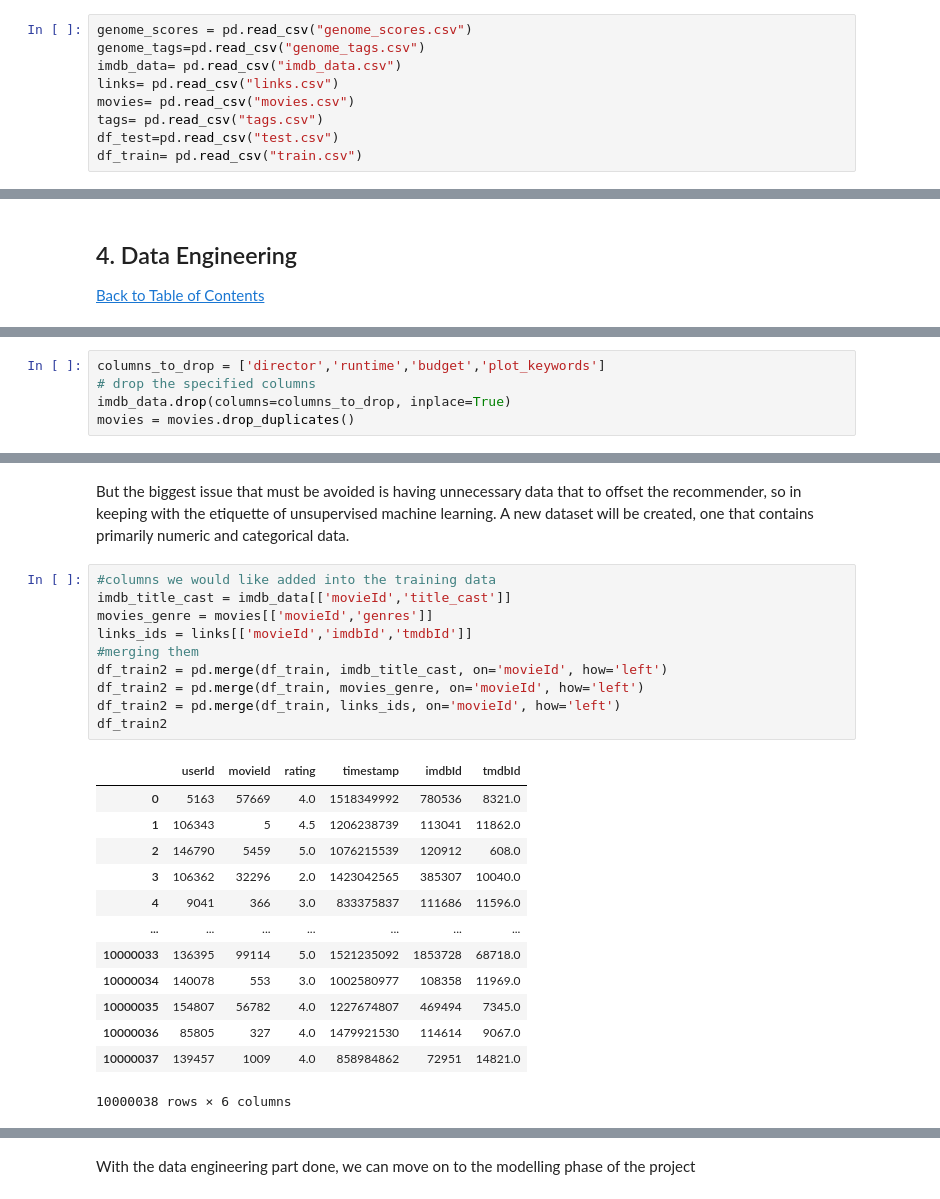
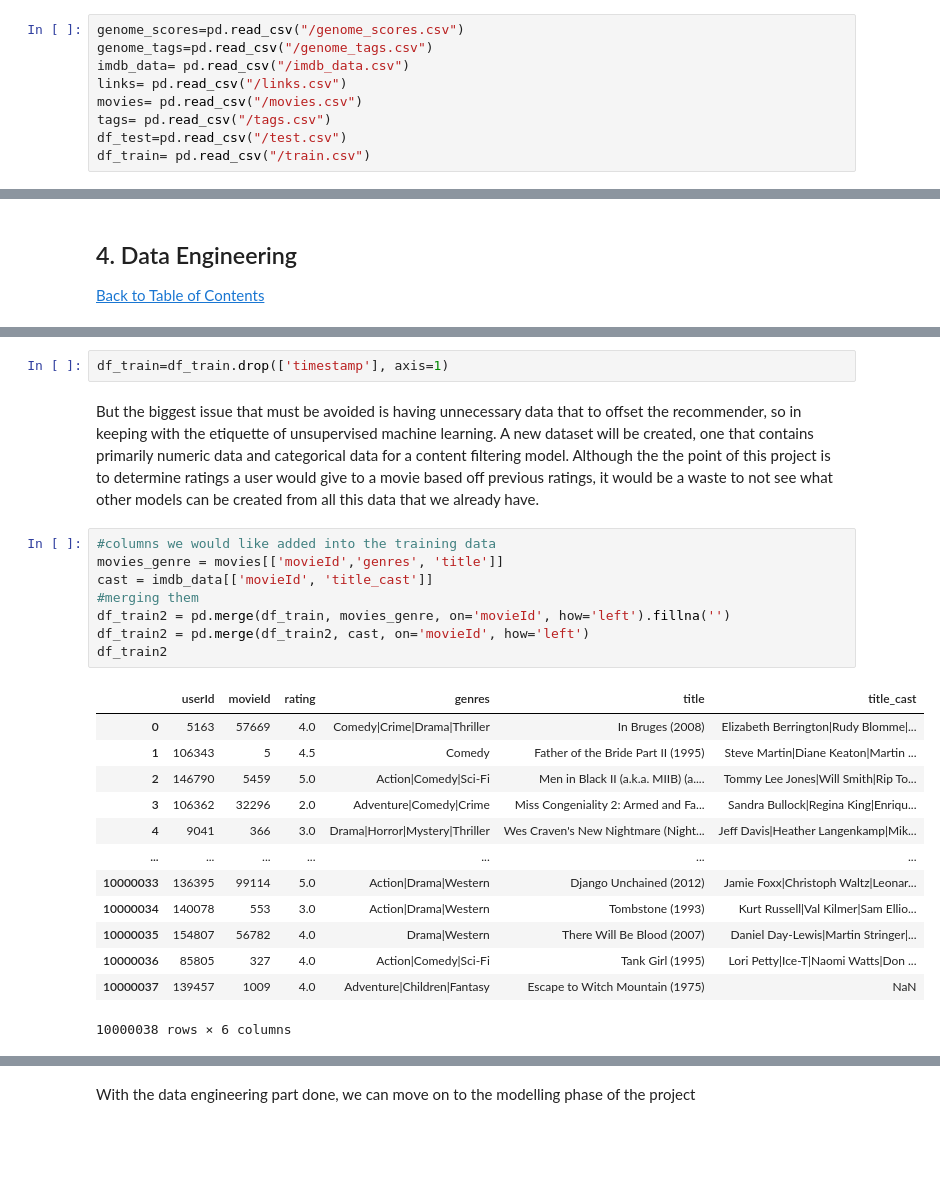
Before and after one commit to honeyzwane/Movie-Recommendation-PredictTeam_NM5, a Jupyter notebook: Movie Recommendation.ipynb, the cells around one changed output, grey strips where cells are left out. Cells and saved outputs as stored; diff of their text form; blank space fills up the shorter version.

Commit message:
notebook until modeling

```diff
--- a/Movie Recommendation.ipynb
+++ b/Movie Recommendation.ipynb
@@ -57,14 +73,14 @@ warnings.filterwarnings('ignore')
 # %% [markdown]
 There are a few dataframes that are to be imported, so simply importing the data for now and having the information within displayed a little down the line will help keep the notebook more aestheticaly pleasing.
 # %%
-genome_scores = pd.read_csv("genome_scores.csv")
-genome_tags=pd.read_csv("genome_tags.csv")
-imdb_data= pd.read_csv("imdb_data.csv")
-links= pd.read_csv("links.csv")
-movies= pd.read_csv("movies.csv")
-tags= pd.read_csv("tags.csv")
-df_test=pd.read_csv("test.csv")
-df_train= pd.read_csv("train.csv")
+genome_scores=pd.read_csv("/genome_scores.csv")
+genome_tags=pd.read_csv("/genome_tags.csv")
+imdb_data= pd.read_csv("/imdb_data.csv")
+links= pd.read_csv("/links.csv")
+movies= pd.read_csv("/movies.csv")
+tags= pd.read_csv("/tags.csv")
+df_test=pd.read_csv("/test.csv")
+df_train= pd.read_csv("/train.csv")
 # %% [markdown]
 <a id="three"></a>
 ## 3. Exploratory Data Analysis (EDA)
@@ -381,5 +398,0 @@ From the Exploratory Data Analysis, it was made clear that the columns from the
-# %%
-columns_to_drop = ['director','runtime','budget','plot_keywords']
-# drop the specified columns
-imdb_data.drop(columns=columns_to_drop, inplace=True)
-movies = movies.drop_duplicates()
@@ -386,26 +416,26 @@ movies = movies.drop_duplicates()
+# %%
+df_train=df_train.drop(['timestamp'], axis=1)
 # %% [markdown]
-But the biggest issue that must be avoided is having unnecessary data that to offset the recommender, so in keeping with the etiquette of unsupervised machine learning. A new dataset will be created, one that contains primarily numeric and categorical data.
+But the biggest issue that must be avoided is having unnecessary data that to offset the recommender, so in keeping with the etiquette of unsupervised machine learning. A new dataset will be created, one that contains primarily numeric data and categorical data for a content filtering model. Although the the point of this project is to determine ratings a user would give to a movie based off previous ratings, it would be a waste to not see what other models can be created from all this data that we already have.
 # %%
 #columns we would like added into the training data
-imdb_title_cast = imdb_data[['movieId','title_cast']]
-movies_genre = movies[['movieId','genres']]
-links_ids = links[['movieId','imdbId','tmdbId']]
+movies_genre = movies[['movieId','genres', 'title']]
+cast = imdb_data[['movieId', 'title_cast']]
 #merging them
-df_train2 = pd.merge(df_train, imdb_title_cast, on='movieId', how='left')
-df_train2 = pd.merge(df_train, movies_genre, on='movieId', how='left')
-df_train2 = pd.merge(df_train, links_ids, on='movieId', how='left')
+df_train2 = pd.merge(df_train, movies_genre, on='movieId', how='left').fillna('')
+df_train2 = pd.merge(df_train2, cast, on='movieId', how='left')
 df_train2
 # %% [output]
-|  | userId | movieId | rating | timestamp | imdbId | tmdbId |
-| 0 | 5163 | 57669 | 4.0 | 1518349992 | 780536 | 8321.0 |
-| 1 | 106343 | 5 | 4.5 | 1206238739 | 113041 | 11862.0 |
-| 2 | 146790 | 5459 | 5.0 | 1076215539 | 120912 | 608.0 |
-| 3 | 106362 | 32296 | 2.0 | 1423042565 | 385307 | 10040.0 |
-| 4 | 9041 | 366 | 3.0 | 833375837 | 111686 | 11596.0 |
+|  | userId | movieId | rating | genres | title | title_cast |
+| 0 | 5163 | 57669 | 4.0 | Comedy|Crime|Drama|Thriller | In Bruges (2008) | Elizabeth Berrington|Rudy Blomme|... |
+| 1 | 106343 | 5 | 4.5 | Comedy | Father of the Bride Part II (1995) | Steve Martin|Diane Keaton|Martin ... |
+| 2 | 146790 | 5459 | 5.0 | Action|Comedy|Sci-Fi | Men in Black II (a.k.a. MIIB) (a.... | Tommy Lee Jones|Will Smith|Rip To... |
+| 3 | 106362 | 32296 | 2.0 | Adventure|Comedy|Crime | Miss Congeniality 2: Armed and Fa... | Sandra Bullock|Regina King|Enriqu... |
+| 4 | 9041 | 366 | 3.0 | Drama|Horror|Mystery|Thriller | Wes Craven's New Nightmare (Night... | Jeff Davis|Heather Langenkamp|Mik... |
 | ... | ... | ... | ... | ... | ... | ... |
-| 10000033 | 136395 | 99114 | 5.0 | 1521235092 | 1853728 | 68718.0 |
-| 10000034 | 140078 | 553 | 3.0 | 1002580977 | 108358 | 11969.0 |
-| 10000035 | 154807 | 56782 | 4.0 | 1227674807 | 469494 | 7345.0 |
-| 10000036 | 85805 | 327 | 4.0 | 1479921530 | 114614 | 9067.0 |
-| 10000037 | 139457 | 1009 | 4.0 | 858984862 | 72951 | 14821.0 |
+| 10000033 | 136395 | 99114 | 5.0 | Action|Drama|Western | Django Unchained (2012) | Jamie Foxx|Christoph Waltz|Leonar... |
+| 10000034 | 140078 | 553 | 3.0 | Action|Drama|Western | Tombstone (1993) | Kurt Russell|Val Kilmer|Sam Ellio... |
+| 10000035 | 154807 | 56782 | 4.0 | Drama|Western | There Will Be Blood (2007) | Daniel Day-Lewis|Martin Stringer|... |
+| 10000036 | 85805 | 327 | 4.0 | Action|Comedy|Sci-Fi | Tank Girl (1995) | Lori Petty|Ice-T|Naomi Watts|Don ... |
+| 10000037 | 139457 | 1009 | 4.0 | Adventure|Children|Fantasy | Escape to Witch Mountain (1975) | NaN |
 10000038 rows × 6 columns
```
Also changed, not shown: parts of 48 cells of this notebook.
